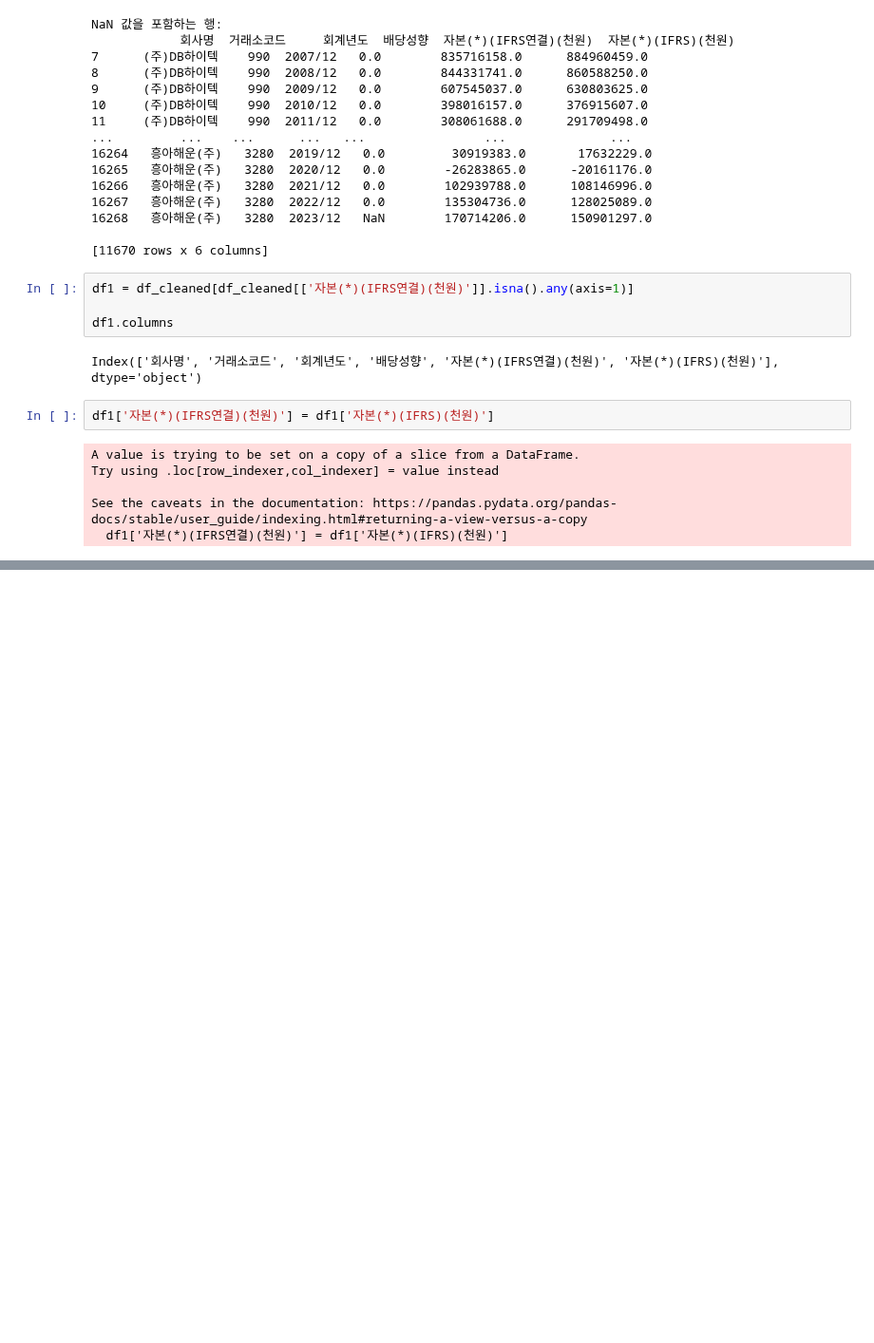
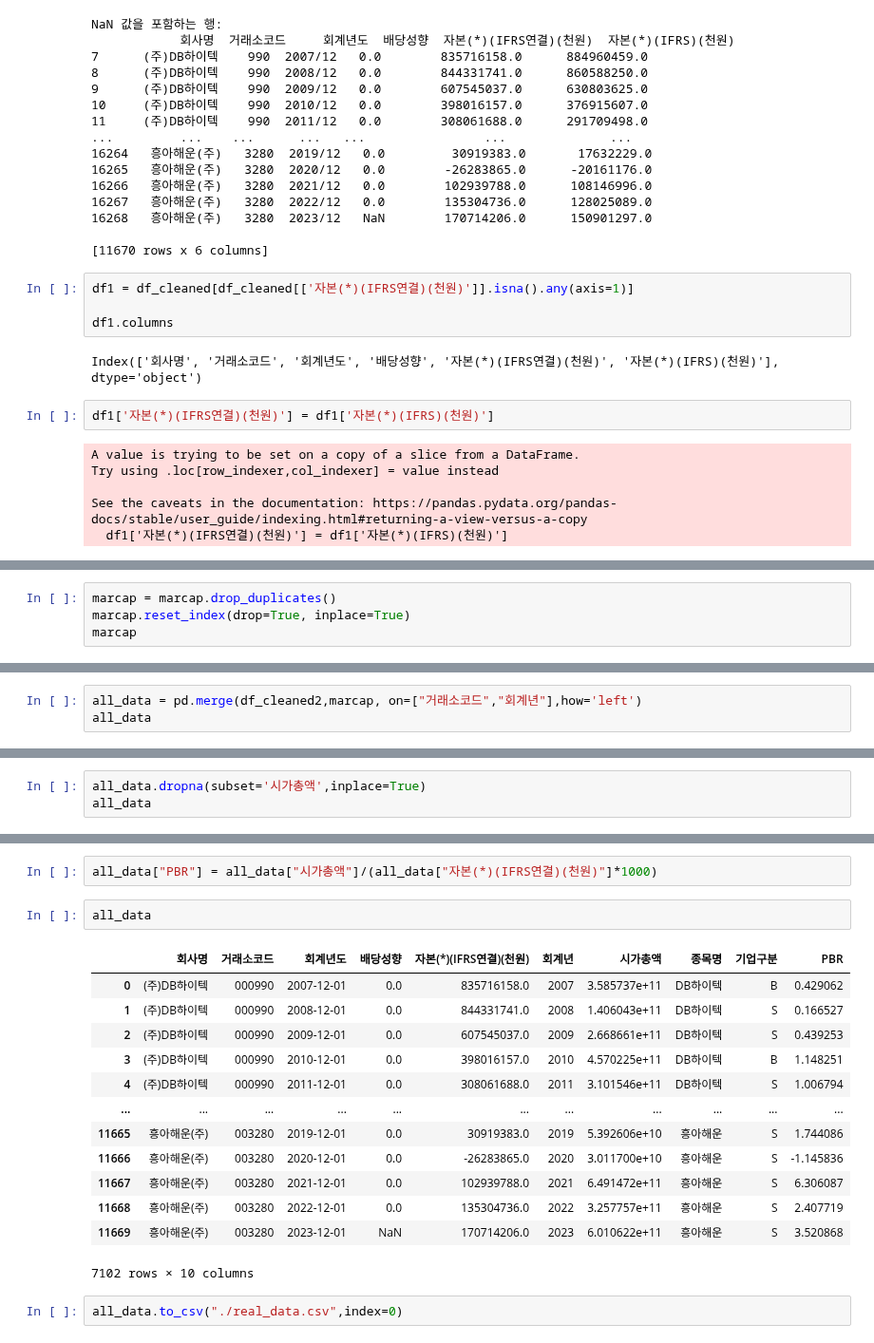
Before and after one commit to kimsierra/vscode, a Jupyter notebook: 2024/ML/해커톤/20년배당성향.순자산.ipynb, the cells around one changed output, grey strips where cells are left out. Shown at 95% size. Cells and saved outputs as stored; diff of their text form; blank space fills up the shorter version.

```diff
--- a/2024/ML/해커톤/20년배당성향.순자산.ipynb
+++ b/2024/ML/해커톤/20년배당성향.순자산.ipynb
@@ -147,0 +338,4 @@ Index: []
+# %%
+marcap = marcap.drop_duplicates()
+marcap.reset_index(drop=True, inplace=True)
+marcap
@@ -147,0 +360,3 @@ Index: []
+# %%
+all_data = pd.merge(df_cleaned2,marcap, on=["거래소코드","회계년"],how='left')
+all_data
@@ -147,0 +396,3 @@ Index: []
+# %%
+all_data.dropna(subset='시가총액',inplace=True)
+all_data
@@ -147,0 +445,20 @@ Index: []
+# %%
+all_data["PBR"] = all_data["시가총액"]/(all_data["자본(*)(IFRS연결)(천원)"]*1000)
+# %%
+all_data
+# %% [output]
+|  | 회사명 | 거래소코드 | 회계년도 | 배당성향 | 자본(*)(IFRS연결)(천원) | 회계년 | 시가총액 | 종목명 | 기업구분 | PBR |
+| 0 | (주)DB하이텍 | 000990 | 2007-12-01 | 0.0 | 835716158.0 | 2007 | 3.585737e+11 | DB하이텍 | B | 0.429062 |
+| 1 | (주)DB하이텍 | 000990 | 2008-12-01 | 0.0 | 844331741.0 | 2008 | 1.406043e+11 | DB하이텍 | S | 0.166527 |
+| 2 | (주)DB하이텍 | 000990 | 2009-12-01 | 0.0 | 607545037.0 | 2009 | 2.668661e+11 | DB하이텍 | S | 0.439253 |
+| 3 | (주)DB하이텍 | 000990 | 2010-12-01 | 0.0 | 398016157.0 | 2010 | 4.570225e+11 | DB하이텍 | B | 1.148251 |
+| 4 | (주)DB하이텍 | 000990 | 2011-12-01 | 0.0 | 308061688.0 | 2011 | 3.101546e+11 | DB하이텍 | S | 1.006794 |
+| ... | ... | ... | ... | ... | ... | ... | ... | ... | ... | ... |
+| 11665 | 흥아해운(주) | 003280 | 2019-12-01 | 0.0 | 30919383.0 | 2019 | 5.392606e+10 | 흥아해운 | S | 1.744086 |
+| 11666 | 흥아해운(주) | 003280 | 2020-12-01 | 0.0 | -26283865.0 | 2020 | 3.011700e+10 | 흥아해운 | S | -1.145836 |
+| 11667 | 흥아해운(주) | 003280 | 2021-12-01 | 0.0 | 102939788.0 | 2021 | 6.491472e+11 | 흥아해운 | S | 6.306087 |
+| 11668 | 흥아해운(주) | 003280 | 2022-12-01 | 0.0 | 135304736.0 | 2022 | 3.257757e+11 | 흥아해운 | S | 2.407719 |
+| 11669 | 흥아해운(주) | 003280 | 2023-12-01 | NaN | 170714206.0 | 2023 | 6.010622e+11 | 흥아해운 | S | 3.520868 |
+7102 rows × 10 columns
+# %%
+all_data.to_csv("./real_data.csv",index=0)
```
Also changed, not shown: parts of 31 cells of this notebook, 1 other file.
